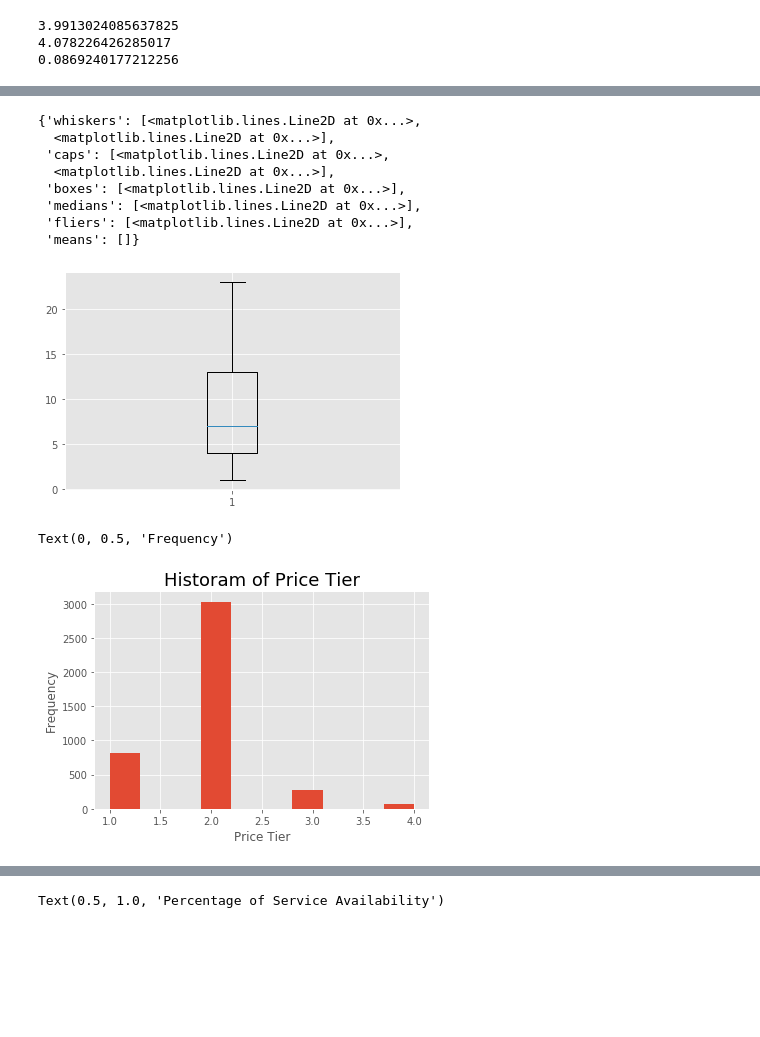
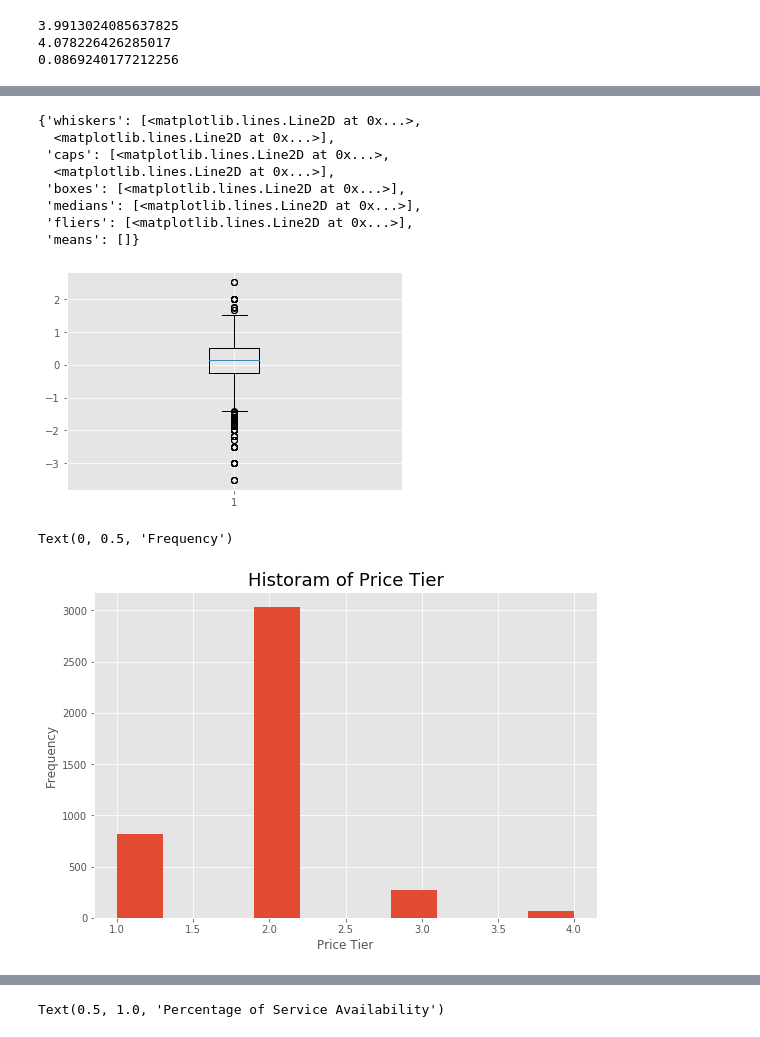
Before and after one commit to sophieying24/webscraping_yelp, a Jupyter notebook: Webscraping Project Yelp.ipynb, the cells around one changed output, grey strips where cells are left out. Cells and saved outputs as stored; diff of their text form; code cells hidden in the pictures; blank space fills up the shorter version.

```diff
--- a/Webscraping Project Yelp.ipynb
+++ b/Webscraping Project Yelp.ipynb
@@ -340,5 +369,5 @@ np.mean(df.num_recent_rating)
 # %%
-plt.boxplot(df.num_recent_rating)
+plt.boxplot(df.delta_rating)
 # %% [output]
 {'whiskers': [<matplotlib.lines.Line2D at 0x...>,
   <matplotlib.lines.Line2D at 0x...>],
@@ -348,15 +377,16 @@ plt.boxplot(df.num_recent_rating)
  'medians': [<matplotlib.lines.Line2D at 0x...>],
  'fliers': [<matplotlib.lines.Line2D at 0x...>],
  'means': []}
-[figure, old version]
+[figure, new version]
 # %%
+plt.figure(figsize=(9,6))
 plt.hist(df.price_range)
 plt.title('Historam of Price Tier', fontsize = 18)
 plt.xlabel('Price Tier')
 plt.ylabel('Frequency')
 # %% [output]
 Text(0, 0.5, 'Frequency')
-[figure, old version]
+[figure, new version]
 # %%
 df.mean()
 # %% [output]
```
Also changed, not shown: parts of 62 cells of this notebook.
